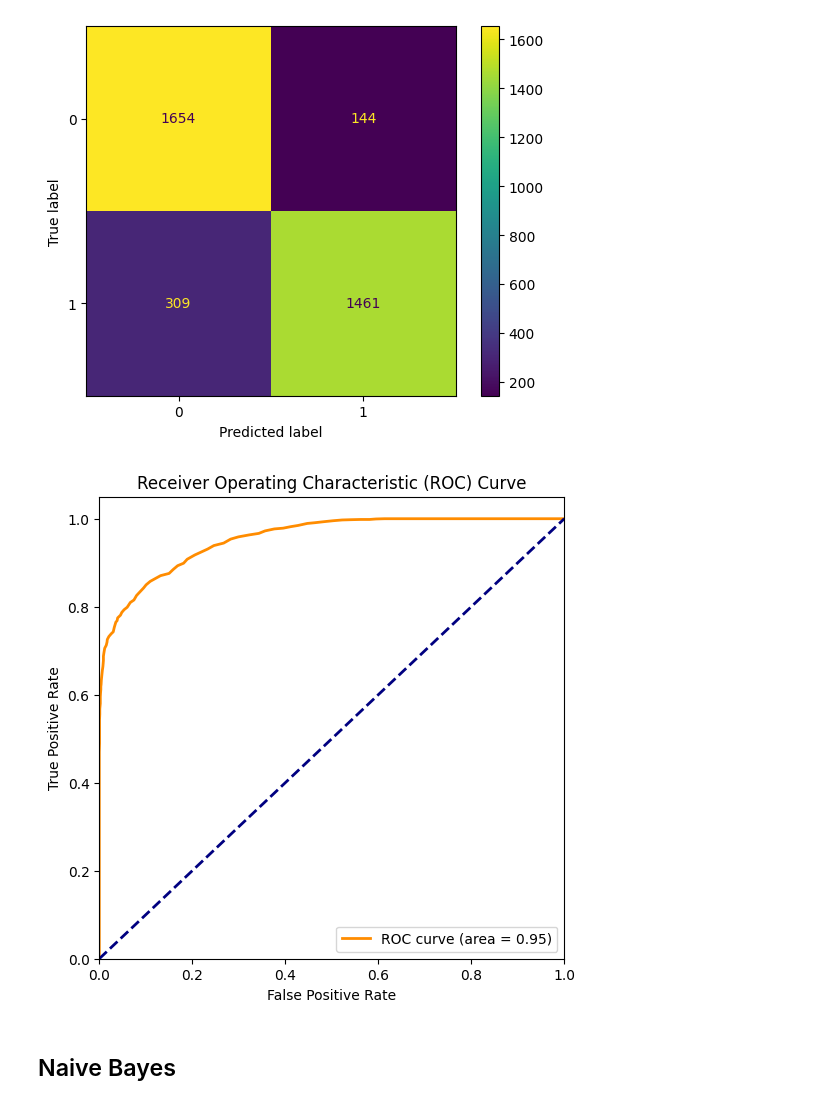
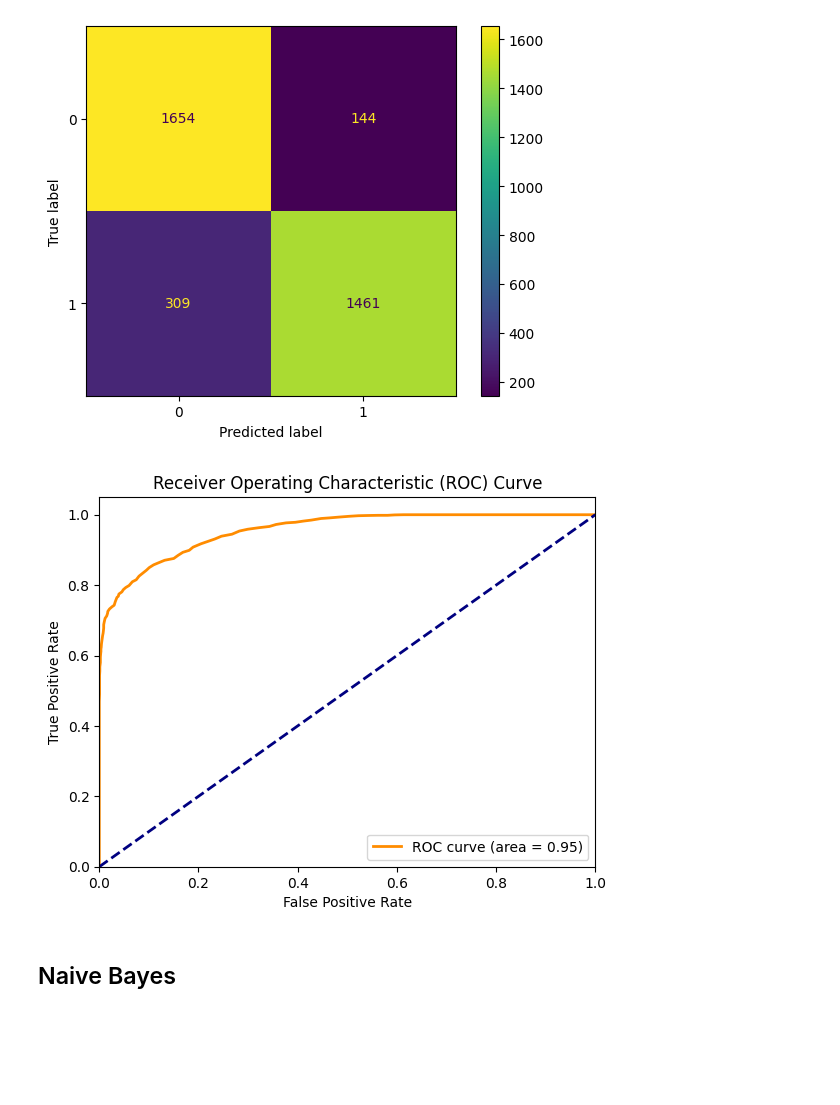
Before and after one commit to DeepraMazumder/Hotel-Reviews-Sentiment-Analysis, a Jupyter notebook: notebooks/Hotel_Sentiment_Analysis.ipynb, the cells around one changed output. Cells and saved outputs as stored; diff of their text form; code cells hidden in the pictures; blank space fills up the shorter version.

```diff
--- a/notebooks/Hotel_Sentiment_Analysis.ipynb
+++ b/notebooks/Hotel_Sentiment_Analysis.ipynb
@@ -200,20 +199,19 @@ y_prob = model2.predict_proba(X_test_tfv)[:, 1]
 # %%
 # ROC Curve
 fpr, tpr, _ = roc_curve(y_test, y_prob)
 roc_auc = roc_auc_score(y_test, y_prob)
 
-plt.figure(figsize=(6, 6))
 plt.plot(fpr, tpr, color='darkorange', lw=2, label=f'ROC curve (area = {roc_auc:.2f})')
 plt.plot([0, 1], [0, 1], color='navy', lw=2, linestyle='--')
 plt.xlim([0.0, 1.0])
 plt.ylim([0.0, 1.05])
 plt.xlabel('False Positive Rate')
 plt.ylabel('True Positive Rate')
 plt.title('Receiver Operating Characteristic (ROC) Curve')
 plt.legend(loc='lower right')
 plt.show()
 # %% [output]
-[figure, old version]
+[figure, new version]
 # %% [markdown]
 ## Naive Bayes
 # %%
```
Also changed, not shown: parts of 5 cells of this notebook.
